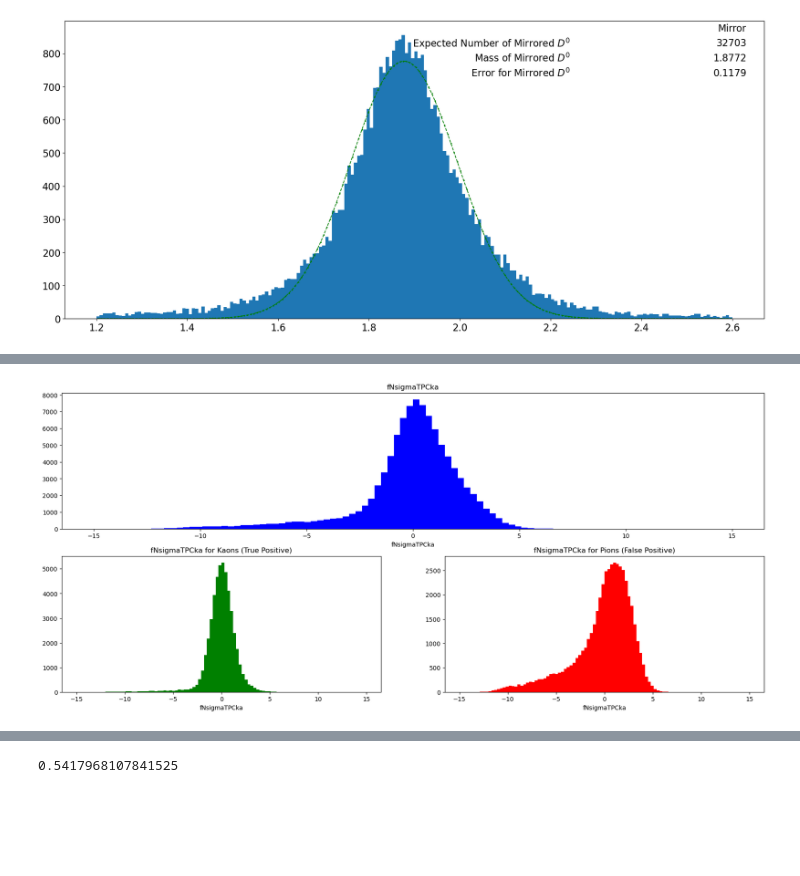
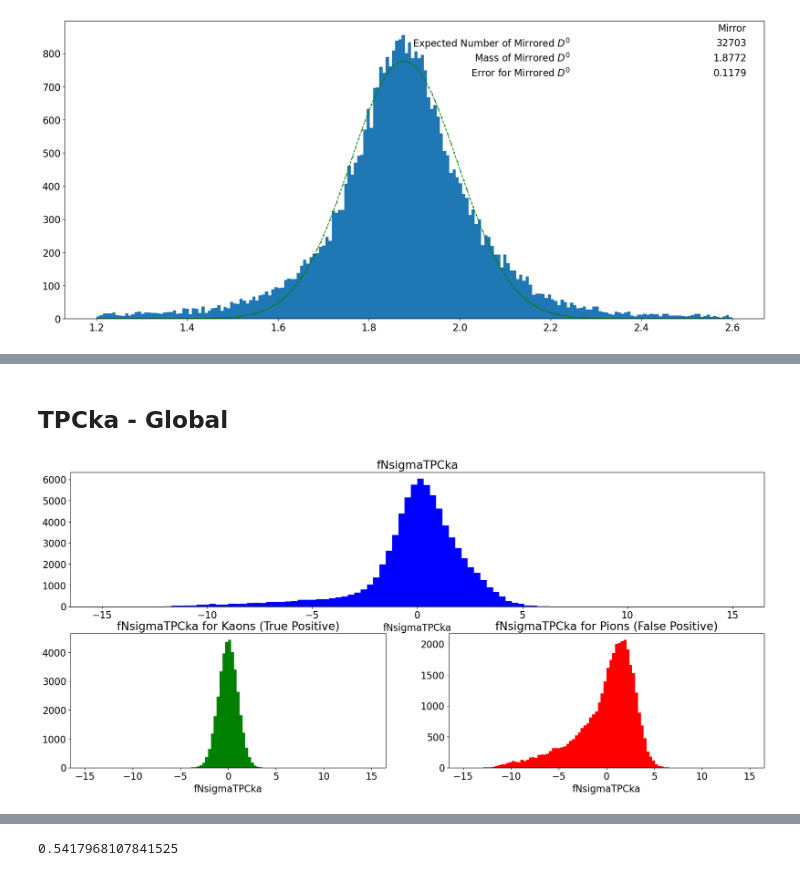
Before and after one commit to LeoPi314/LCPB_Project, a Jupyter notebook: MC_Mirror_D0.ipynb, the cells around one changed output, grey strips where cells are left out. Cells and saved outputs as stored; diff of their text form; code cells hidden in the pictures; blank space fills up the shorter version.

```diff
--- a/MC_Mirror_D0.ipynb
+++ b/MC_Mirror_D0.ipynb
@@ -745,22 +841,24 @@ Fraction of True Positive Kaons with corresponding unavailable TOF in case of pa
+# %% [markdown]
+## TPCka - Global
 # %%
 fig, axes = plt.subplot_mosaic(mosaic, figsize=(21, 9))
 N_BINS = 100
 MIN_TPC, MAX_TPC = -15, +15
-axes["top"].hist(np.concat([final_results["TPCka"],final_results["mirror_TPCka"]]), bins=N_BINS, color="blue", range=(MIN_TPC, MAX_TPC))
+axes["top"].hist(np.concat([df["TPCka"],df["mirror_TPCka"]]), bins=N_BINS, color="blue", range=(MIN_TPC, MAX_TPC))
 axes["top"].set_title("fNsigmaTPCka")
 axes["top"].set_xlabel("fNsigmaTPCka")
 axes["top"].set_label("Counts")
 
-axes["left"].hist(final_results["TPCka"], bins=N_BINS, color="green", range=(MIN_TPC, MAX_TPC))
+axes["left"].hist(df["TPCka"], bins=N_BINS, color="green", range=(MIN_TPC, MAX_TPC))
 axes["left"].set_title("fNsigmaTPCka for Kaons (True Positive)")
 axes["left"].set_xlabel("fNsigmaTPCka")
 axes["left"].set_label("Counts")
 
-axes["right"].hist(final_results["mirror_TPCka"], bins=N_BINS, color="red", range=(MIN_TPC, MAX_TPC))
+axes["right"].hist(df["mirror_TPCka"], bins=N_BINS, color="red", range=(MIN_TPC, MAX_TPC))
 axes["right"].set_title("fNsigmaTPCka for Pions (False Positive)")
 axes["right"].set_xlabel("fNsigmaTPCka")
 axes["right"].set_label("Counts")
 
 plt.show()
 # %% [output]
-[figure, old version]
+[figure, new version]
```
Also changed, not shown: parts of 26 cells of this notebook.
